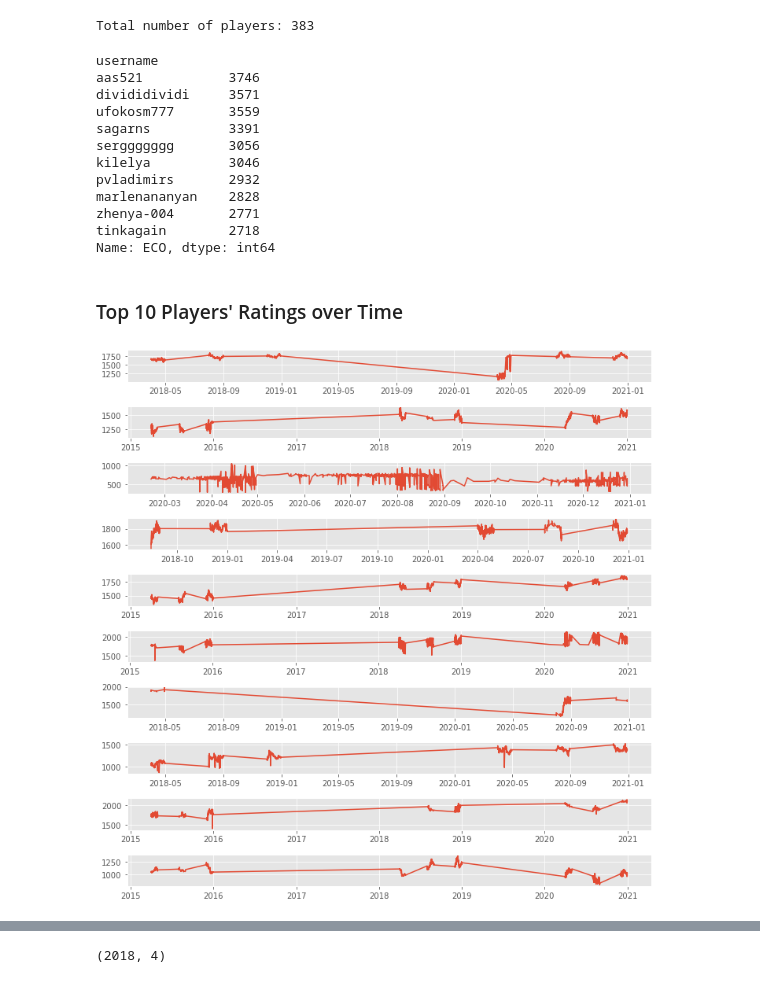
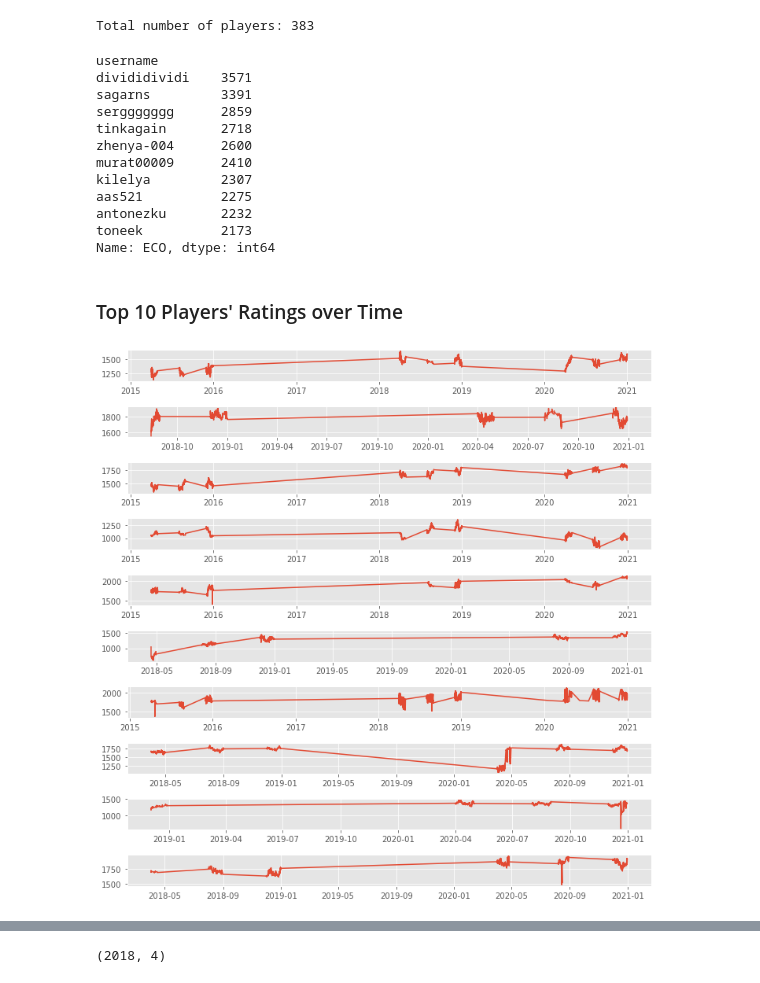
Before and after one commit to kenshr/The-Evolution-of-Chess, a Jupyter notebook: src/Sample_RU_1500_EDA.ipynb, the cells around one changed output, grey strips where cells are left out. Saved outputs shown, nothing was run; the diff lists cells and outputs as text; code cells hidden in the pictures.

Commit message:
Generated graphs and conducted a Hypothesis Test

```diff
--- a/src/Sample_RU_1500_EDA.ipynb
+++ b/src/Sample_RU_1500_EDA.ipynb
@@ -186,36 +187,36 @@ print('Total number of players: ' + str(len(chess_df['username'].unique())))
 # %% [output]
 Total number of players: 383
 # %%
-# Top 10 players by number of games played
-chess_df.groupby('username').count()['ECO'].sort_values(ascending=False).head(10)
+# Top 10 players by number of games played for the blitz time class
+chess_df[chess_df.time_class=='blitz'].groupby('username').count()['ECO'].sort_values(ascending=False).head(10)
 # %% [output]
 username
-aas521           3746
-divididividi     3571
-ufokosm777       3559
-sagarns          3391
-serggggggg       3056
-kilelya          3046
-pvladimirs       2932
-marlenananyan    2828
-zhenya-004       2771
-tinkagain        2718
+divididividi    3571
+sagarns         3391
+serggggggg      2859
+tinkagain       2718
+zhenya-004      2600
+murat00009      2410
+kilelya         2307
+aas521          2275
+antonezku       2232
+toneek          2173
 Name: ECO, dtype: int64
 # %%
-top_10 = list(chess_df.groupby('username').count()['ECO'].sort_values(ascending=False).head(10).index)
+top_10_blitz = list(chess_df[chess_df.time_class=='blitz'].groupby('username').count()['ECO'].sort_values(ascending=False).head(10).index)
 # %% [markdown]
 ### Top 10 Players' Ratings over Time
 # %%
 fig, axs = plt.subplots(10,1, figsize=(10,10))
 
-for idx, player in enumerate(top_10):
+for idx, player in enumerate(top_10_blitz):
     df = chess_df[chess_df.username==player].sort_values('date')
     axs[idx].plot(df.date, df.user_rating)
 
 plt.tight_layout()
 plt.show()
 # %% [output]
-[figure, old version]
+[figure, new version]
 # %%
 for user in top_10:
     print('Player: ' + user)
```
Also changed, not shown: parts of 19 cells of this notebook.
